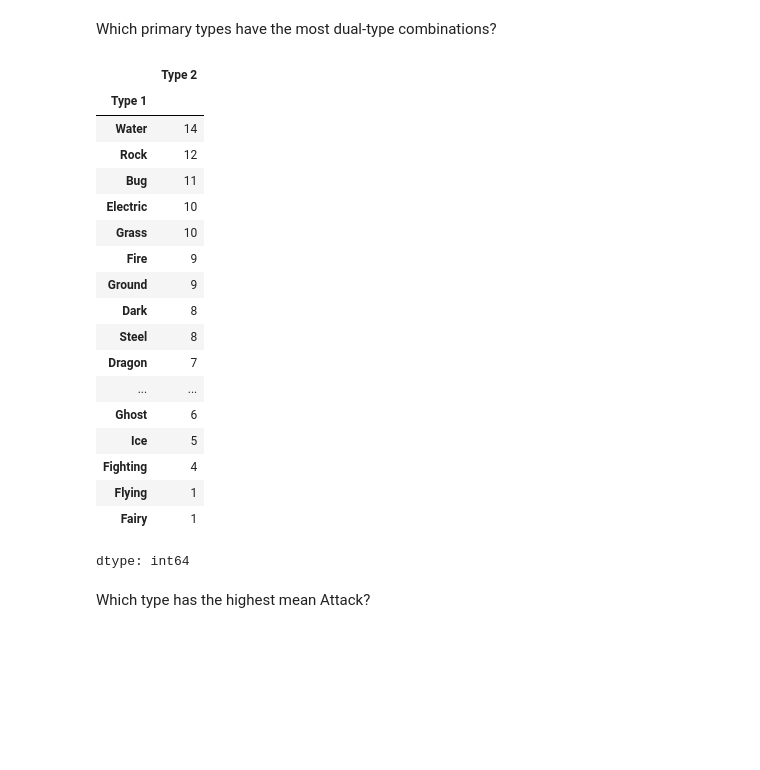
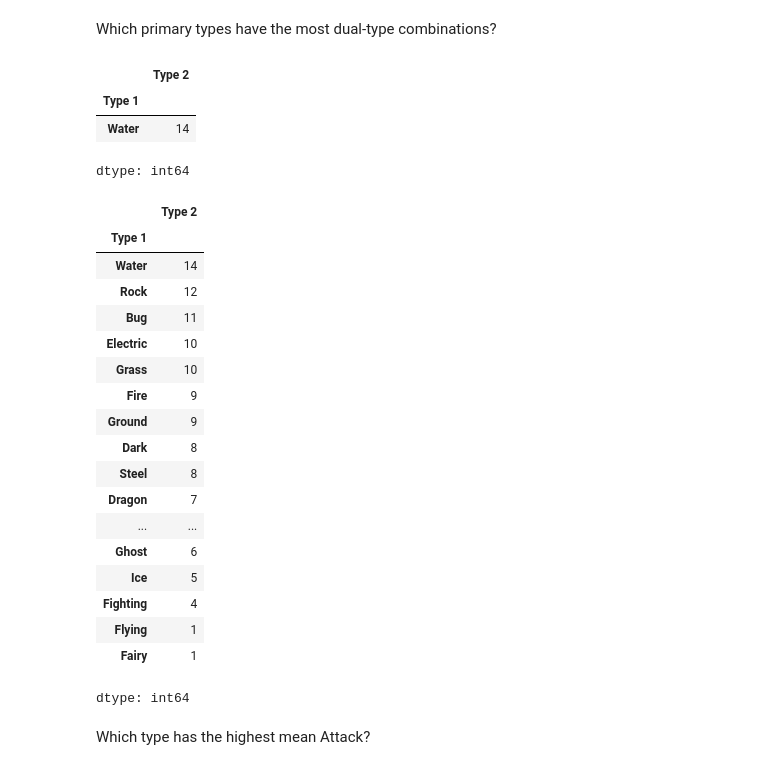
Before and after one commit to Saraldedv/CCDATSCL_EXERCISE_COM222, a Jupyter notebook: Exercise3.ipynb, the cells around one changed output. Saved outputs shown, nothing was run; the diff lists cells and outputs as text; code cells hidden in the pictures; blank space fills up the shorter version.

```diff
--- a/Exercise3.ipynb
+++ b/Exercise3.ipynb
@@ -431,33 +431,42 @@ Which primary types have the most dual-type combinations?
 # %%
 dual = df.dropna(subset=['Type 2'])
 
 combo_counts = (
     dual.groupby('Type 1')['Type 2']
         .nunique()
         .sort_values(ascending=False)
 )
+max_val = combo_counts.max()
+primary_most_combos = combo_counts[combo_counts == max_val]
 
-combo_counts
+primary_most_combos
 # %% [output]
 |  | Type 2 |
 | Type 1 |  |
 | Water | 14 |
-| Rock | 12 |
-| Bug | 11 |
-| Electric | 10 |
-| Grass | 10 |
-| Fire | 9 |
-| Ground | 9 |
-| Dark | 8 |
-| Steel | 8 |
-| Dragon | 7 |
-| ... | ... |
-| Ghost | 6 |
-| Ice | 5 |
-| Fighting | 4 |
-| Flying | 1 |
-| Fairy | 1 |
 dtype: int64
+# %%
+combo_counts
+# %% [output]
+|  | Type 2 |
+| Type 1 |  |
+| Water | 14 |
+| Rock | 12 |
+| Bug | 11 |
+| Electric | 10 |
+| Grass | 10 |
+| Fire | 9 |
+| Ground | 9 |
+| Dark | 8 |
+| Steel | 8 |
+| Dragon | 7 |
+| ... | ... |
+| Ghost | 6 |
+| Ice | 5 |
+| Fighting | 4 |
+| Flying | 1 |
+| Fairy | 1 |
+dtype: int64
 # %% [markdown]
 Which type has the highest mean Attack?
 # %%
```
